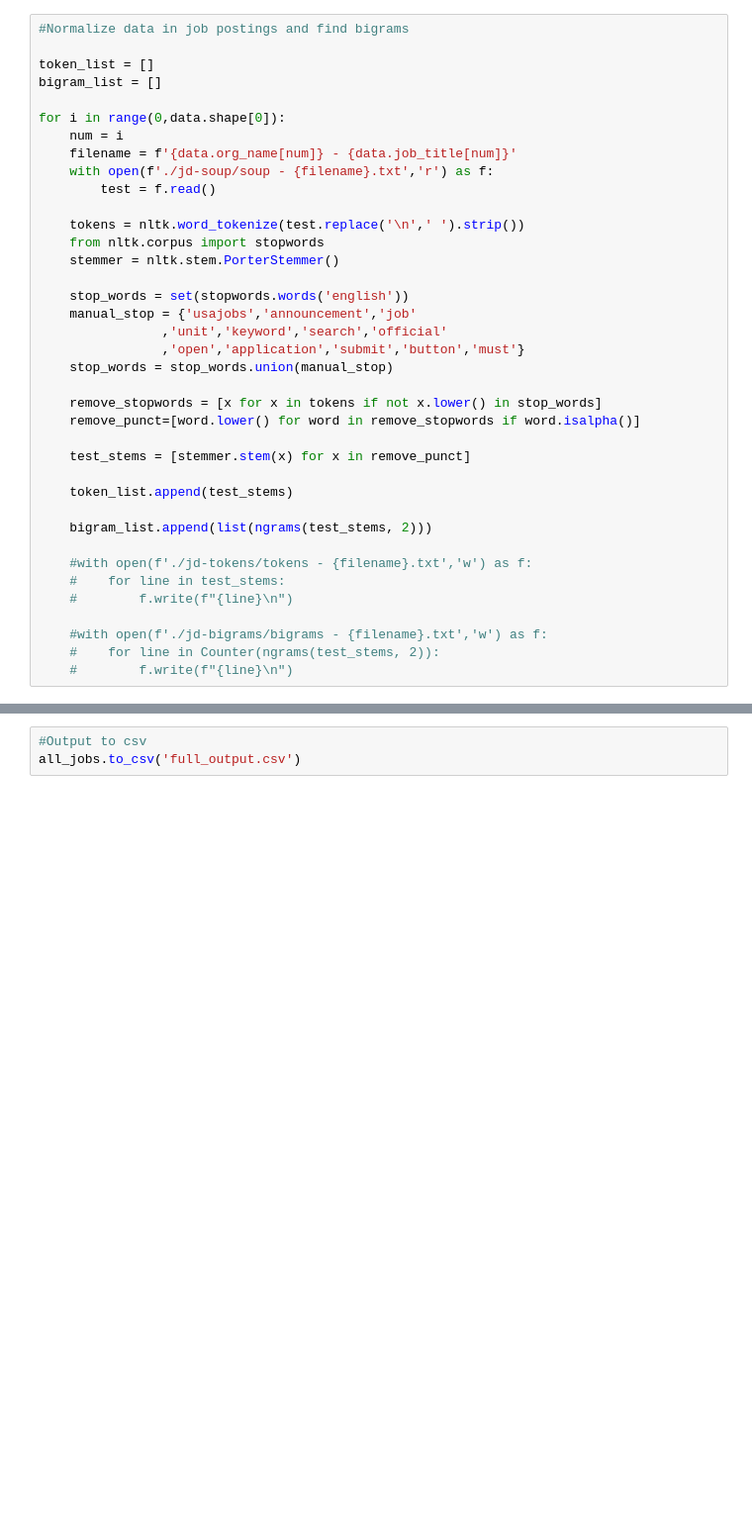
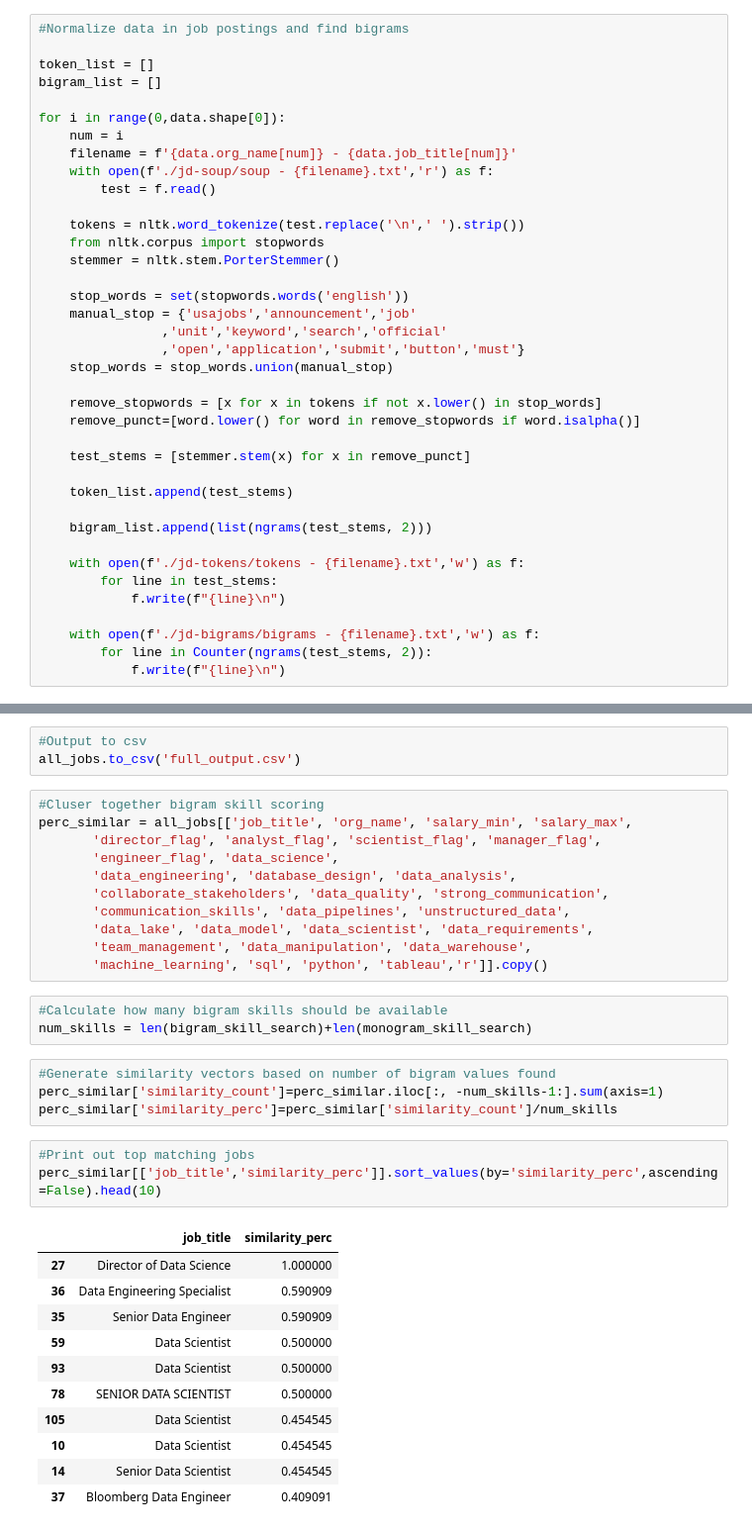
Before and after one commit to PoofyOddish/compensation-analysis, a Jupyter notebook: data-processing.ipynb, the cells around one changed output, grey strips where cells are left out. Shown at 99% size. Drawn from its saved outputs; the diff is of its cells as text; blank space fills up the shorter version.

Commit message:
introduced percent similiarity logic w/ bigrams

```diff
--- a/data-processing.ipynb
+++ b/data-processing.ipynb
@@ -76,13 +76,13 @@ for i in range(0,data.shape[0]):
 
     bigram_list.append(list(ngrams(test_stems, 2)))
 
-    #with open(f'./jd-tokens/tokens - {filename}.txt','w') as f:
-    #    for line in test_stems:
-    #        f.write(f"{line}\n")
+    with open(f'./jd-tokens/tokens - {filename}.txt','w') as f:
+        for line in test_stems:
+            f.write(f"{line}\n")
 
-    #with open(f'./jd-bigrams/bigrams - {filename}.txt','w') as f:
-    #    for line in Counter(ngrams(test_stems, 2)):
-    #        f.write(f"{line}\n")
+    with open(f'./jd-bigrams/bigrams - {filename}.txt','w') as f:
+        for line in Counter(ngrams(test_stems, 2)):
+            f.write(f"{line}\n")
 # %%
 #Add tokens and bigrams to dataframe
 data['tokens'] = token_list
@@ -197,3 +197,36 @@ all_jobs[['job_title', 'org_name', 'salary_min', 'salary_max',
 # %%
 #Output to csv
 all_jobs.to_csv('full_output.csv')
+# %%
+#Cluser together bigram skill scoring
+perc_similar = all_jobs[['job_title', 'org_name', 'salary_min', 'salary_max',
+       'director_flag', 'analyst_flag', 'scientist_flag', 'manager_flag',
+       'engineer_flag', 'data_science',
+       'data_engineering', 'database_design', 'data_analysis',
+       'collaborate_stakeholders', 'data_quality', 'strong_communication',
+       'communication_skills', 'data_pipelines', 'unstructured_data',
+       'data_lake', 'data_model', 'data_scientist', 'data_requirements',
+       'team_management', 'data_manipulation', 'data_warehouse',
+       'machine_learning', 'sql', 'python', 'tableau','r']].copy()
+# %%
+#Calculate how many bigram skills should be available
+num_skills = len(bigram_skill_search)+len(monogram_skill_search)
+# %%
+#Generate similarity vectors based on number of bigram values found
+perc_similar['similarity_count']=perc_similar.iloc[:, -num_skills-1:].sum(axis=1)
+perc_similar['similarity_perc']=perc_similar['similarity_count']/num_skills
+# %%
+#Print out top matching jobs
+perc_similar[['job_title','similarity_perc']].sort_values(by='similarity_perc',ascending=False).head(10)
+# %% [output]
+|  | job_title | similarity_perc |
+| 27 | Director of Data Science | 1.000000 |
+| 36 | Data Engineering Specialist | 0.590909 |
+| 35 | Senior Data Engineer | 0.590909 |
+| 59 | Data Scientist | 0.500000 |
+| 93 | Data Scientist | 0.500000 |
+| 78 | SENIOR DATA SCIENTIST | 0.500000 |
+| 105 | Data Scientist | 0.454545 |
+| 10 | Data Scientist | 0.454545 |
+| 14 | Senior Data Scientist | 0.454545 |
+| 37 | Bloomberg Data Engineer | 0.409091 |
```
Also changed, not shown: parts of 1 cell of this notebook, 3 other files.
